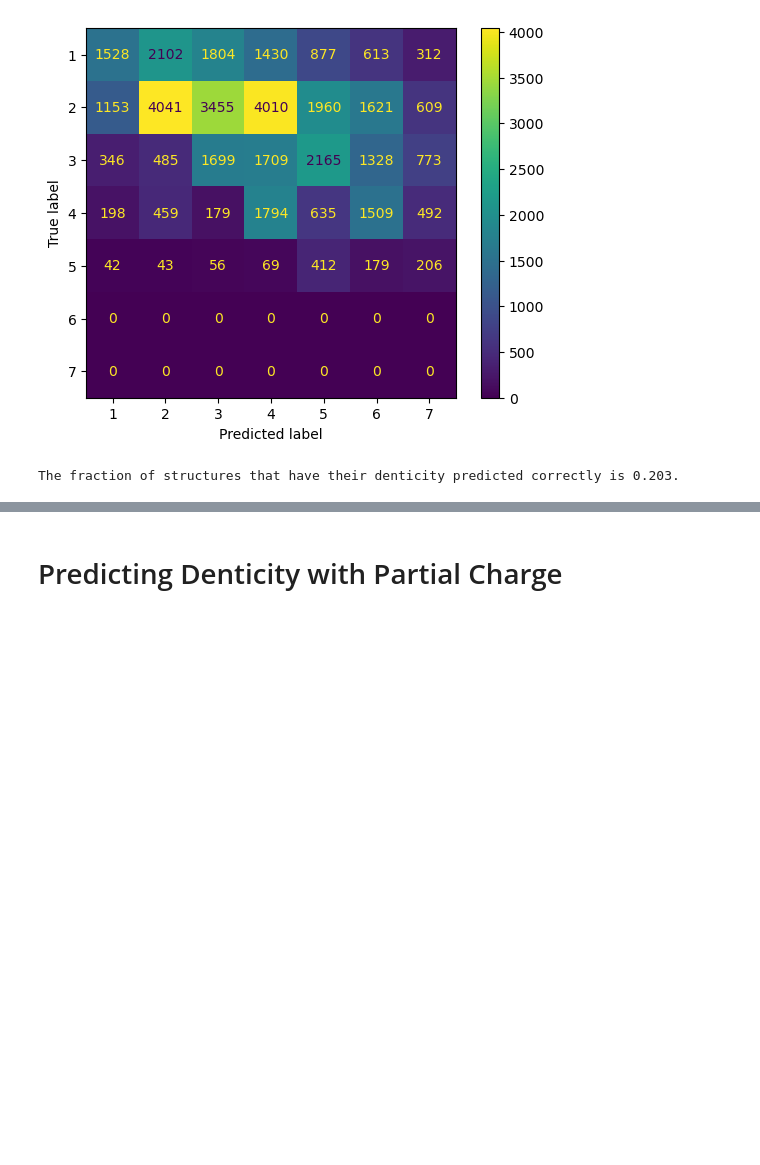
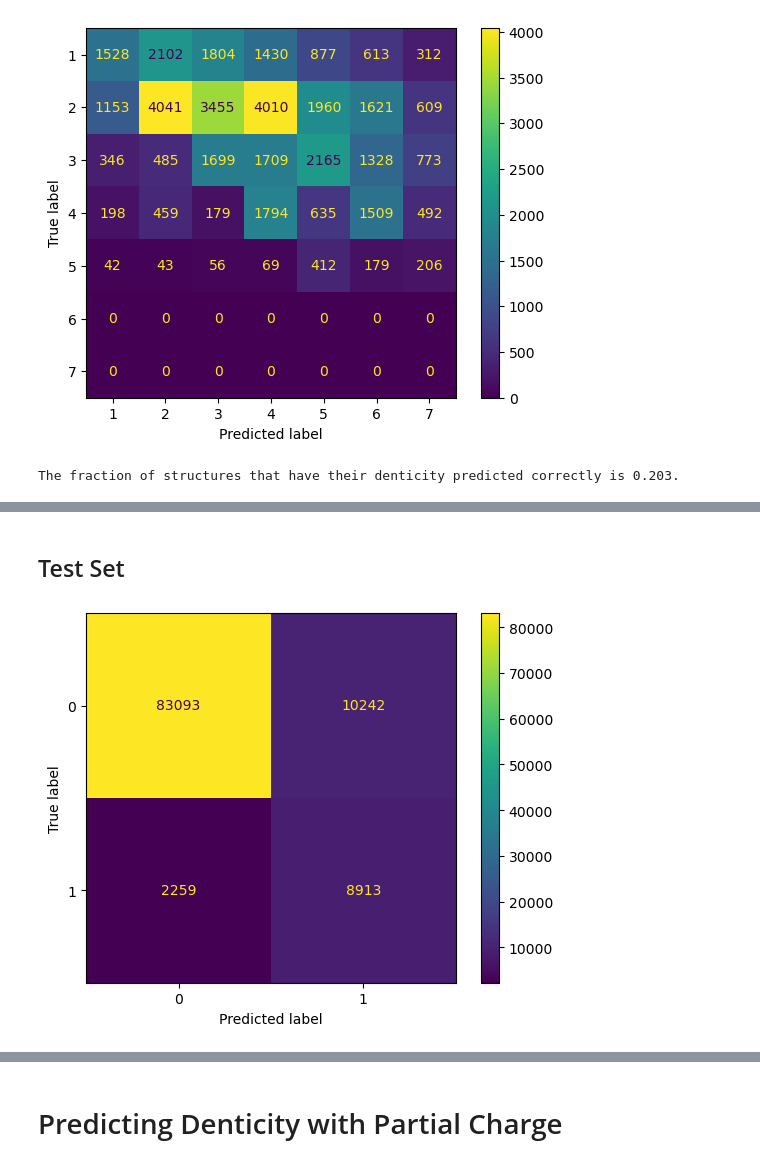
Before and after one commit to aarongarrison/coordination_prediction, a Jupyter notebook: heuristic_predictions.ipynb, the cells around one changed output, grey strips where cells are left out. Saved outputs shown, nothing was run; the diff lists cells and outputs as text; code cells hidden in the pictures; blank space fills up the shorter version.

```diff
--- a/heuristic_predictions.ipynb
+++ b/heuristic_predictions.ipynb
@@ -46,0 +81,28 @@ The fraction of structures that have their denticity predicted correctly is 0.20
+# %% [markdown]
+## Test Set
+# %%
+#on the test set
+test = torch.load('data/reproduced_test_dataset_smiles.pt')
+
+mol_ls = []
+labels = []
+
+for data in test:
+    mol_ls.append(Chem.MolFromSmiles(data.smiles))
+    labels.append(np.array(data.y))
+
+true_labels = np.concatenate(labels)
+atom_list = np.concatenate([[a.GetAtomicNum() for a in ligand.GetAtoms()] for ligand in mol_ls])
+heur_labels = []
+for atom in atom_list:
+    if atom in common_catoms:
+        heur_labels.append(1)
+    else:
+        heur_labels.append(0)
+
+cm = confusion_matrix(true_labels, heur_labels)
+disp = ConfusionMatrixDisplay(confusion_matrix=cm)
+disp.plot(values_format='d')
+plt.savefig('figures/testset-electronegativity_denticity_cm.png', dpi=300)
+# %% [output]
+[figure, added]
```
Also changed, not shown: parts of 12 cells of this notebook, 1 other file.
